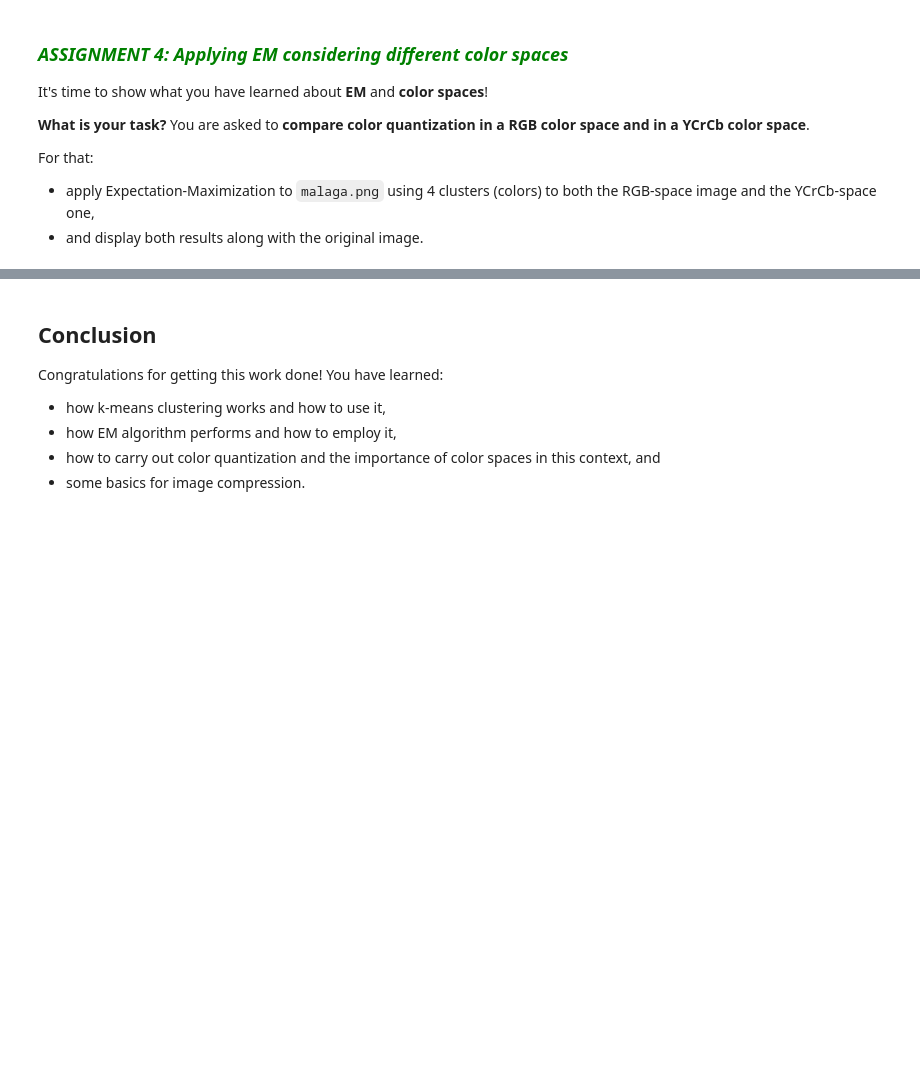
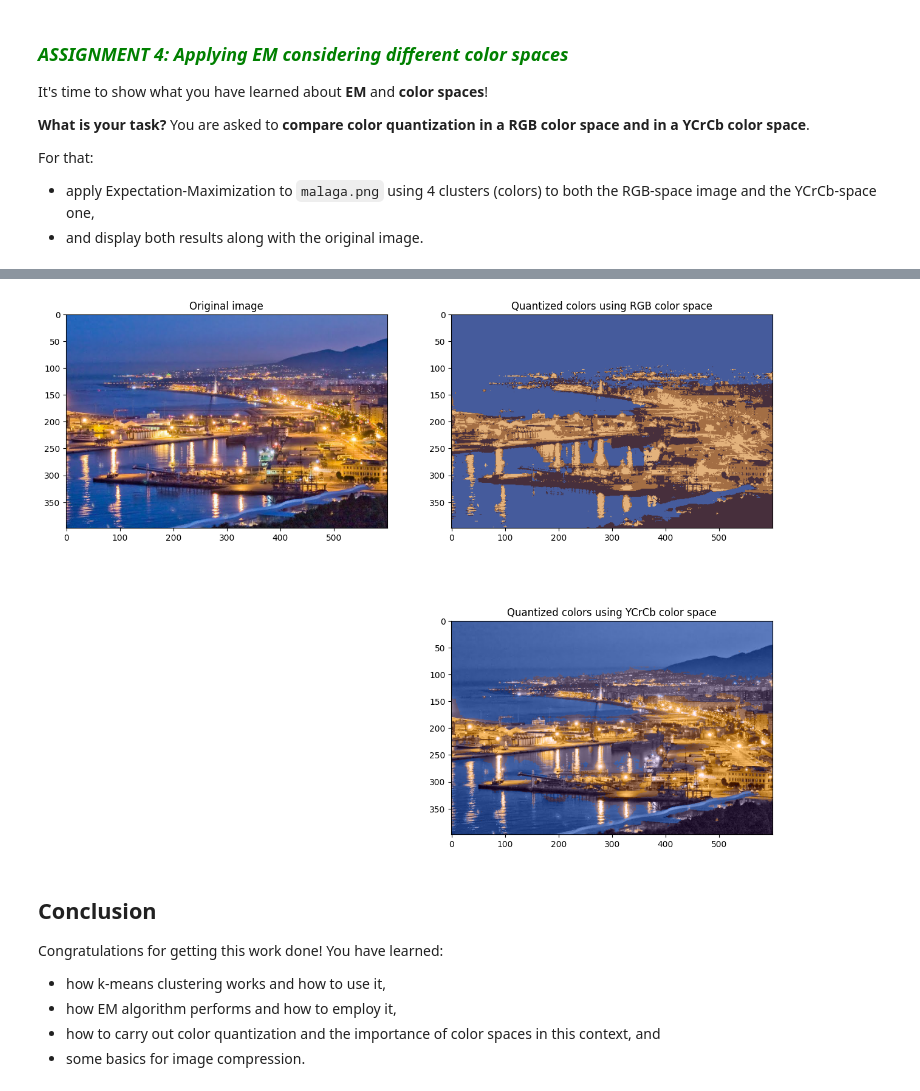
Before and after one commit to projectGeorge/uma_cv_2025, a Jupyter notebook: Chapter 05. Image segmentation/5.2 Clustering-based techniques.ipynb, the cells around one changed output, grey strips where cells are left out. Drawn from its saved outputs; the diff is of its cells as text; code cells hidden in the pictures; blank space fills up the shorter version.

```diff
--- a/Chapter 05. Image segmentation/5.2 Clustering-based techniques.ipynb
+++ b/Chapter 05. Image segmentation/5.2 Clustering-based techniques.ipynb
@@ -595,8 +599,8 @@ cv2.setRNGSeed(5)
 # Define parameters
 n_clusters = 4
 covariance_type = 2 # 0: covariance matrix spherical. 1: covariance matrix diagonal. 2: covariance matrix generic
-n_iter = None
-epsilon = None
+n_iter = 10
+epsilon = 0.2
 
 # Create EM empty objects
 em = cv2.ml.EM_create()
@@ -612,62 +616,64 @@ em.setTermCriteria(criteria)
 image = cv2.imread(images_path + "malaga.png")
 
 # Convert image to RGB
-image_RGB = cv2.cvtColor(image, None)
+image_RGB = cv2.cvtColor(image, cv2.COLOR_BGR2RGB)
 
 # Convert image to YCrCb
-image_YCrCb = cv2.cvtColor(image, None)
+image_YCrCb = cv2.cvtColor(image, cv2.COLOR_BGR2YCrCb)
 
 # Flatten RGB image
-flattened_RGB = image_RGB.reshape((None,None))
+flattened_RGB = image_RGB.reshape((-1,3))
 flattened_RGB = np.float32(flattened_RGB)
 
 # Flatten color bands of YCrCb image
 color_bands_YCrCb = image_YCrCb[:,:,1:3]
-flattened_YCrCb = color_bands_YCrCb.reshape((None,None))
+flattened_YCrCb = color_bands_YCrCb.reshape((-1,2))
 flattened_YCrCb = np.float32(flattened_YCrCb)
 
 # Apply EM and get centers of clusters
-_, _, labels_RGB, _ = em.trainEM(None)
+_, _, labels_RGB, _ = em.trainEM(flattened_RGB)
 centers_RGB = em.getMeans()
 centers_RGB = np.uint8(centers_RGB)
 
-_, _, labels_YCrCb, _ = em.trainEM(None)
+_, _, labels_YCrCb, _ = em.trainEM(flattened_YCrCb)
 centers_YCrCb = em.getMeans()
 centers_YCrCb = np.uint8(centers_YCrCb)
 
 # Colour resultant labels
 res_RGB = centers_RGB[labels_RGB.flatten()]
 res_YCrCb = centers_YCrCb[labels_YCrCb.flatten()]
 
 # Reshape to original shape
 quantized_RGB = res_RGB.reshape((image.shape))
 quantized_colors_YCrCb = res_YCrCb.reshape((image.shape[0:2]) + (2,))
 
 # Merge original first band with quantized color bands for YCrCb image
 quantized_YCrCb = np.zeros(image.shape)
 quantized_YCrCb[:,:,0] = image_YCrCb[:,:,0]
 quantized_YCrCb[:,:,[1,2]] = quantized_colors_YCrCb
 
 # Cast YCrCb image to unsigned data dype
 quantized_YCrCb = np.uint8(quantized_YCrCb)
 
 # Reconvert YCrCb image back to RGB
 quantized_YCrCb = cv2.cvtColor(quantized_YCrCb, cv2.COLOR_YCrCb2RGB)
 
 # Show original image
 plt.subplot(2,2,1)
 plt.title("Original image")
-plt.imshow(None)
+plt.imshow(image_RGB)
 
 # Show resultant quantization using RGB color space
 plt.subplot(2,2,2)
 plt.title("Quantized colors using RGB color space")
-plt.imshow(None)
+plt.imshow(quantized_RGB)
 
 # Show resultant quantization using YCrCb color space
 plt.subplot(2,2,4)
 plt.title("Quantized colors using YCrCb color space")
-plt.imshow(None);
+plt.imshow(quantized_YCrCb);
+# %% [output]
+[figure, added]
 # %% [markdown]
 ## Conclusion
 
```
Also changed, not shown: parts of 5 cells of this notebook.
